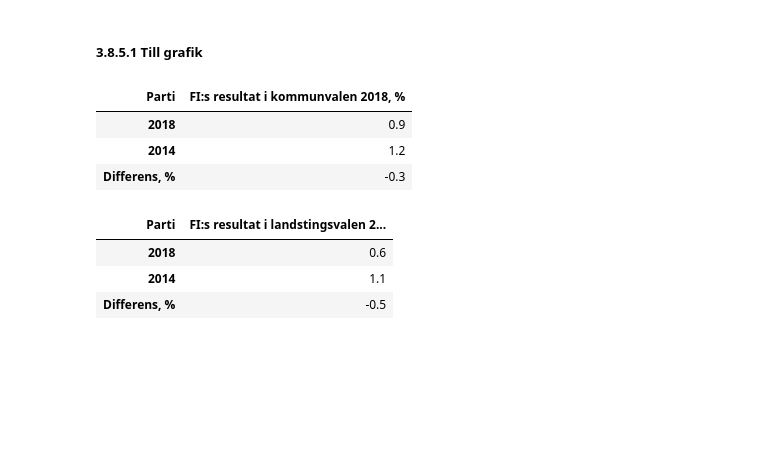
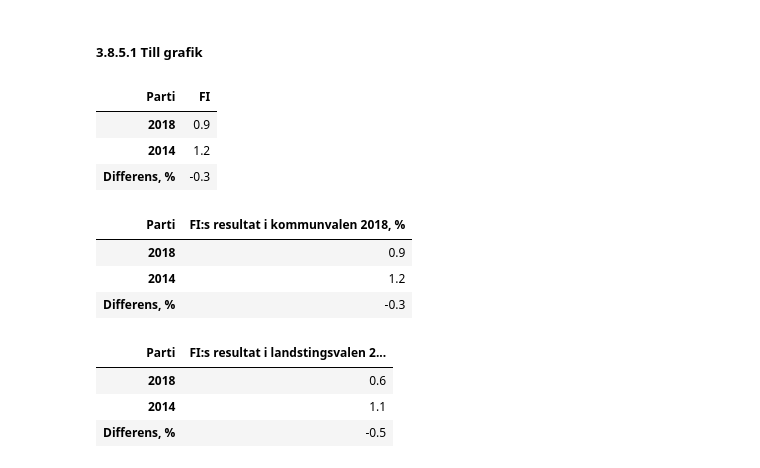
Before and after one commit to johan-ekman/ds_valet_2018, a Jupyter notebook: notebook.ipynb, the cells around one changed output. Drawn from its saved outputs; the diff is of its cells as text; code cells hidden in the pictures; blank space fills up the shorter version.

```diff
--- a/notebook.ipynb
+++ b/notebook.ipynb
@@ -1561,6 +1550,13 @@ valresultat_riket.xlsx")
 ##### 3.8.5.1 Till grafik
 # %%
 df = all_elec_years('K')
+# %%
+parti_till_grafik(df,elec_type='K',elec_year=elec_year,compare_year=2014,party='FI')
+# %% [output]
+| Parti | FI |
+| 2018 | 0.9 |
+| 2014 | 1.2 |
+| Differens, % | -0.3 |
 # %%
 grafik=parti_till_grafik(df,elec_type='K',elec_year=elec_year,party='FI')
 
```
Also changed, not shown: parts of 50 cells of this notebook, 3 other files.
